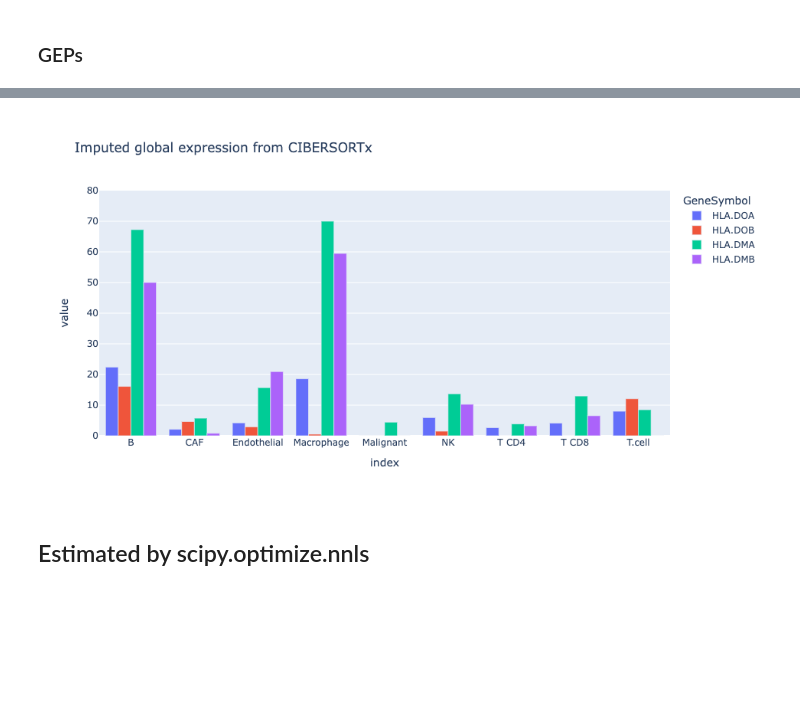
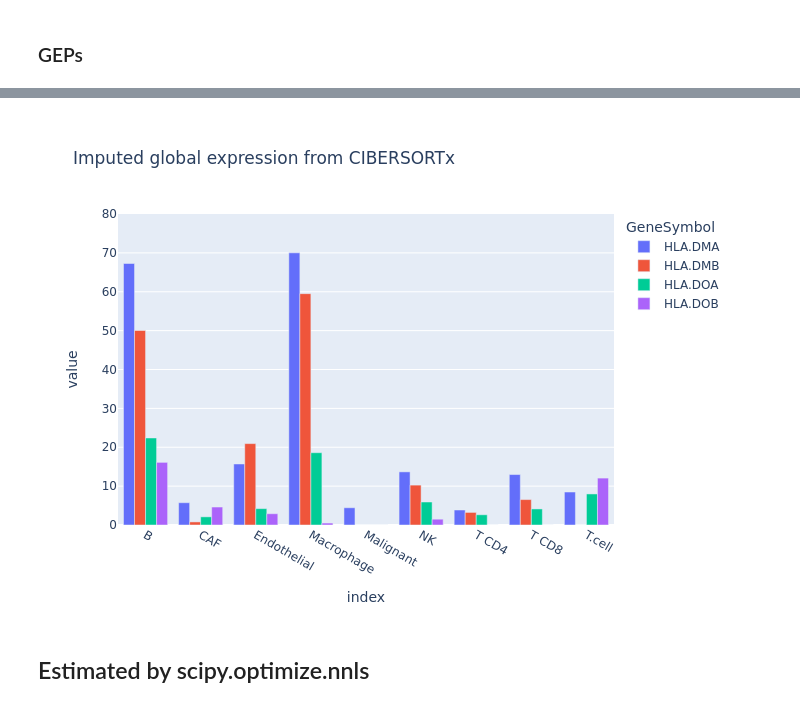
Before and after one commit to davidliu-lab/deconv, a Jupyter notebook: 5e - analyze individual genes.ipynb, the cells around one changed output, grey strips where cells are left out. Saved outputs shown, nothing was run; the diff lists cells and outputs as text; code cells hidden in the pictures; blank space fills up the shorter version.

```diff
--- a/5e - analyze individual genes.ipynb
+++ b/5e - analyze individual genes.ipynb
@@ -51,9 +54,9 @@ From Liu et al, 2019:
 
 What HLA genes are in the Jerby-Arnon cohort?
 # %%
-gene_regex = "HLA-D[MO]"
+gene_regex = "HLA-D.*"
 
-example_genes = list(sc_rna_seq.index[sc_rna_seq.index.str.match(gene_regex)])
+example_genes = list(sorted(sc_rna_seq.index[sc_rna_seq.index.str.match(gene_regex)]))
 
 print(example_genes)
 
@@ -198,6 +215,8 @@ sample_cell_type_geps
 # Imputation of "global" gene expression by cell type
 # %% [markdown]
 ## Estimated by CIBERSORTx
+# %%
+base_path = os.path.abspath(os.path.join(results_dir, "group_mode"))
 # %%
 example_genes_csx = list(_.replace("-", ".") for _ in example_genes)
 example_genes_csx
@@ -251,8 +321,12 @@ imputed_geps_csx.loc[example_genes_csx]
 # %%
-fig = px.bar(imputed_geps_csx.loc[example_genes_csx].T, barmode='group', title="Imputed global expression from CIBERSORTx")
+fig = px.bar(
+    imputed_geps_csx.loc[example_genes_csx[0:4]].T,
+    barmode="group",
+    title="Imputed global expression from CIBERSORTx",
+)
 fig.update_yaxes(range=[0, 80])
 # %% [output]
-[figure, old version]
+[figure, new version]
 # %% [markdown]
 ## Estimated by scipy.optimize.nnls
 # %%
```
Also changed, not shown: parts of 42 cells of this notebook.
